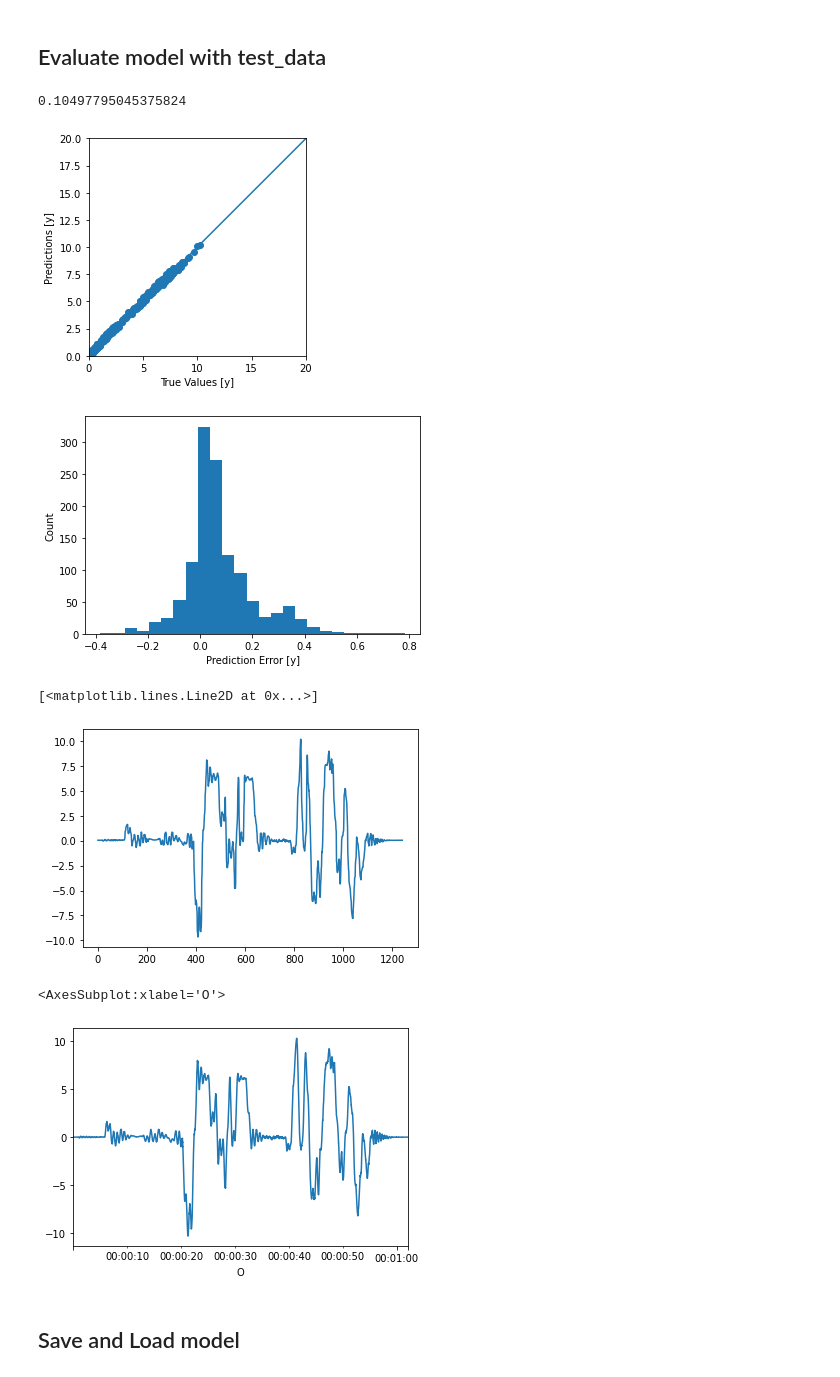
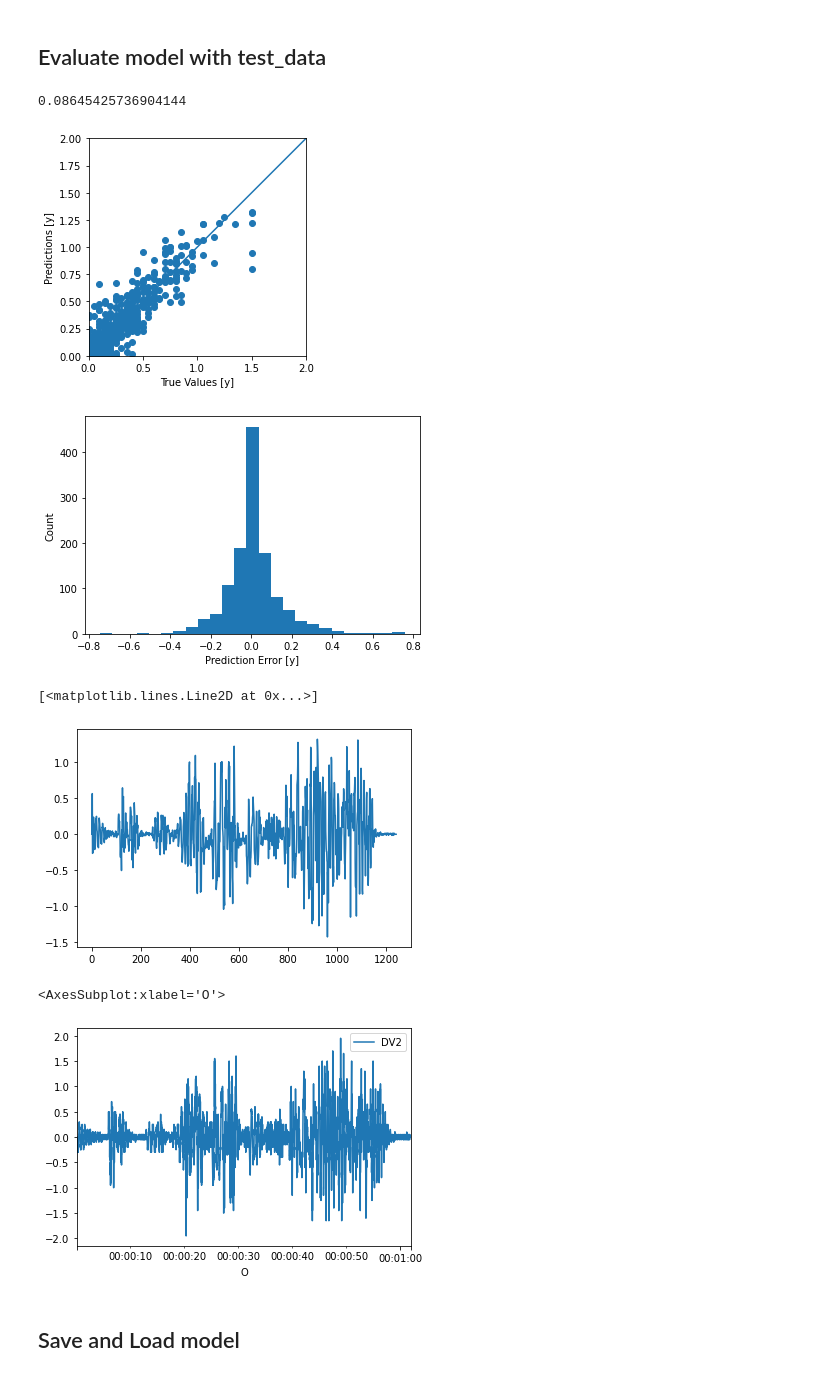
Before and after one commit to arac22/keras-demo, a Jupyter notebook: time-series-demo.ipynb, the cells around one changed output. Drawn from its saved outputs; the diff is of its cells as text; code cells hidden in the pictures.

```diff
--- a/time-series-demo.ipynb
+++ b/time-series-demo.ipynb
@@ -35,10 +35,10 @@ rows_to_skip = 20
 # data filter
 command_rolling_length = 1
 position_rolling_length = 1
-velocity_rolling_length = 100
+velocity_rolling_length = 20
 
 # keras model
-labels_column_names = ['V2']
+labels_column_names = ['DV2']
 output_dimension = len(labels_column_names)
 model_filename= './model_1'
 # %%
@@ -251,6 +251,9 @@ df3['V2'] = df3['P2']-df3['P2'].shift(1)
 # filter velocities
 df3['V2'] = df3['V2'].rolling(velocity_rolling_length).mean()
 
+# create delta velocities from velocities
+df3['DV2'] = df3['V2']-df3['V2'].shift(1)
+
 # create columns with past velocities
 for i in range(1,V_SIZE+1):
     df3[V_BASE+i] = df3['V2'].shift(i*V_STEP)
@@ -403,7 +406,7 @@ test_results = {}
 test_results = dnn_model.evaluate(test_features, test_labels, verbose=0)
 test_results
 # %% [output]
-0.10497795045375824
+0.08645425736904144
 # %%
 # compare test predictions with test labels
 test_predictions = dnn_model.predict(test_features)
@@ -412,12 +415,12 @@ a = plt.axes(aspect='equal')
 plt.scatter(test_labels, test_predictions)
 plt.xlabel('True Values [y]')
 plt.ylabel('Predictions [y]')
-lims = [0, 20]
+lims = [0, 2]
 plt.xlim(lims)
 plt.ylim(lims)
 _ = plt.plot(lims, lims)
 # %% [output]
-[figure, old version]
+[figure, new version]
 # %%
 # evaluate predictions error
 error = test_predictions - test_labels
@@ -425,17 +428,17 @@ plt.hist(error, bins=25)
 plt.xlabel('Prediction Error [y]')
 _ = plt.ylabel('Count')
 # %% [output]
-[figure, old version]
+[figure, new version]
 # %%
 plt.plot(test_predictions)
 # %% [output]
 [<matplotlib.lines.Line2D at 0x...>]
-[figure, old version]
+[figure, new version]
 # %%
-df3['V2'].plot()
+df3[labels_column_names].plot()
 # %% [output]
 <AxesSubplot:xlabel='O'>
-[figure, old version]
+[figure, new version]
 # %% [markdown]
 ## Save and Load model
 # %%
```
Also changed, not shown: parts of 6 cells of this notebook.
